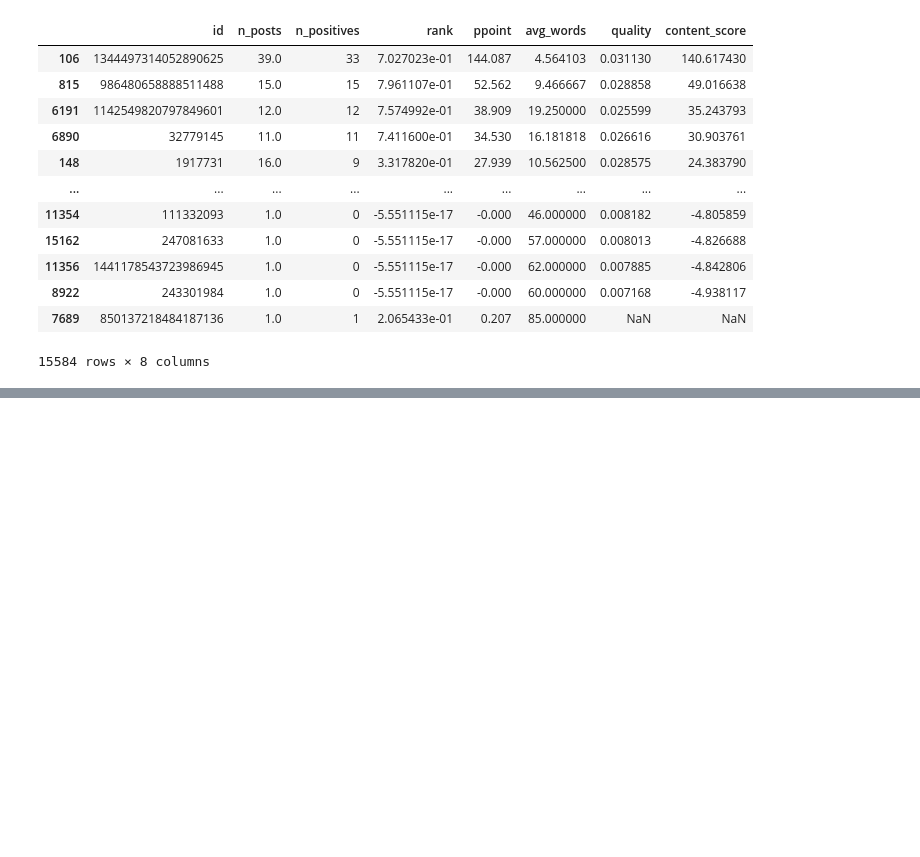
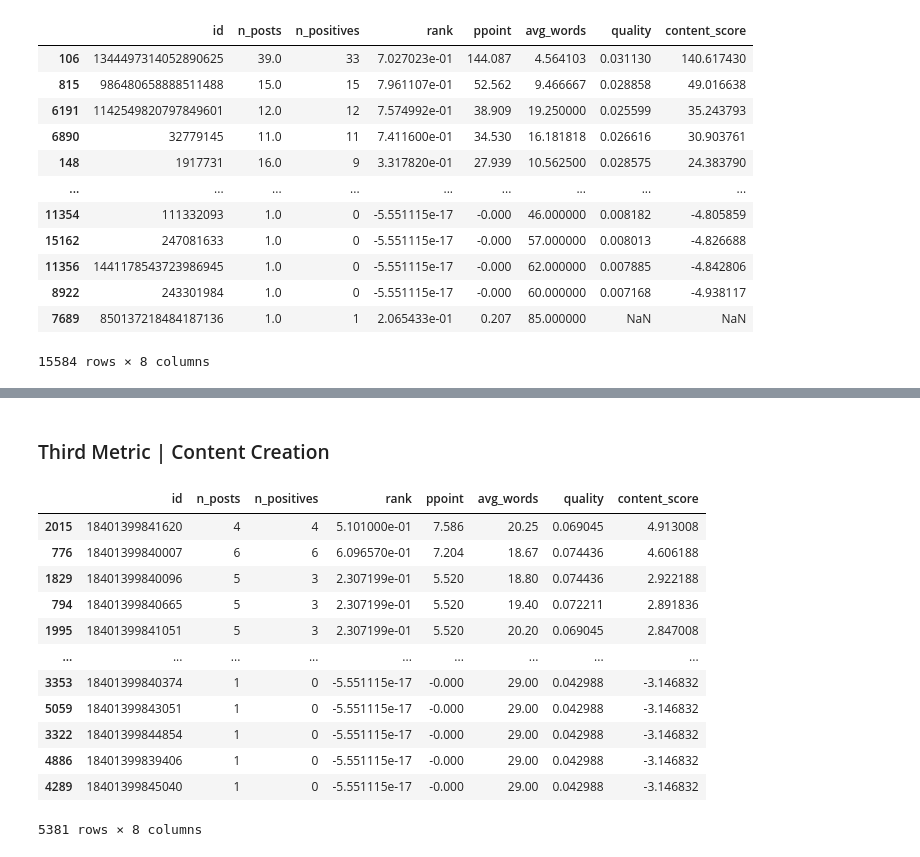
Before and after one commit to FatemeFarhang/data-science, a Jupyter notebook: Task_02.ipynb, the cells around one changed output, grey strips where cells are left out. Saved outputs shown, nothing was run; the diff lists cells and outputs as text; code cells hidden in the pictures; blank space fills up the shorter version.

```diff
--- a/Task_02.ipynb
+++ b/Task_02.ipynb
@@ -398,0 +480,19 @@ df_user.sort_values('content_score', ascending=False)
+# %%
+# ranking of users
+def rank_user(n_plus, n_post):
+    z = 1.96 # for 95% confidence level
+    r = n_plus/n_post
+    return  float(( r + z**2/(2*n_post) ) / (1 + z**2/n_post) - z/ (1+ z**2/n_post)*np.sqrt(r*(1-r)/n_post + z**2/(4*n_post**2)) )
+
+# passion point of users
+def ppoint(n_plus, rank,n_day, n_post):
+    return round(float( n_plus* (rank + np.log(n_post))/ n_day  ),3)
+# %%
+n_positive = df_toy_users['n_positives'].values
+df_toy_users['rank'] = [rank_user( n_positive[u] , n_posts_toy[u] ) for u in range(len(users_toy))]
+
+n_day = np.array([abs(df_toy.loc[df_toy['user_id'] == u, 'created_at'].diff()).sum().days for u in users_toy])
+n_day[n_day==0] = 1
+
+rank = df_toy_users['rank'].values
+df_toy_users['ppoint'] = [ppoint(n_positive[u], rank[u], n_day[u], n_posts_toy[u]) for u in range(len(users_toy))]
@@ -398,0 +515,27 @@ df_user.sort_values('content_score', ascending=False)
+# %% [markdown]
+### Third Metric | Content Creation
+# %%
+df_toy_users['avg_words'] = [round(np.sum(df_toy[df_toy['user_id']==users_toy[u]]['n_words'])/n_posts_toy[u],2) for u in range(len(users_toy))]
+# %%
+for i in range(len(users_toy)):
+    w = df_toy_users.at[i,'avg_words']
+    sub_df2 = df_toy[df_toy['n_words']>w]
+    quality = np.sum(sub_df2['n_positive_words'].values/sub_df2['n_words'].values)/len(sub_df2)
+    df_toy_users.at[i,'quality'] = quality
+    df_toy_users.at[i, 'content_score'] = np.log(quality) + df_toy_users.at[i, 'ppoint']
+# %%
+df_toy_users.sort_values('content_score', ascending=False)
+# %% [output]
+|  | id | n_posts | n_positives | rank | ppoint | avg_words | quality | content_score |
+| 2015 | 18401399841620 | 4 | 4 | 5.101000e-01 | 7.586 | 20.25 | 0.069045 | 4.913008 |
+| 776 | 18401399840007 | 6 | 6 | 6.096570e-01 | 7.204 | 18.67 | 0.074436 | 4.606188 |
+| 1829 | 18401399840096 | 5 | 3 | 2.307199e-01 | 5.520 | 18.80 | 0.074436 | 2.922188 |
+| 794 | 18401399840665 | 5 | 3 | 2.307199e-01 | 5.520 | 19.40 | 0.072211 | 2.891836 |
+| 1995 | 18401399841051 | 5 | 3 | 2.307199e-01 | 5.520 | 20.20 | 0.069045 | 2.847008 |
+| ... | ... | ... | ... | ... | ... | ... | ... | ... |
+| 3353 | 18401399840374 | 1 | 0 | -5.551115e-17 | -0.000 | 29.00 | 0.042988 | -3.146832 |
+| 5059 | 18401399843051 | 1 | 0 | -5.551115e-17 | -0.000 | 29.00 | 0.042988 | -3.146832 |
+| 3322 | 18401399844854 | 1 | 0 | -5.551115e-17 | -0.000 | 29.00 | 0.042988 | -3.146832 |
+| 4886 | 18401399839406 | 1 | 0 | -5.551115e-17 | -0.000 | 29.00 | 0.042988 | -3.146832 |
+| 4289 | 18401399845040 | 1 | 0 | -5.551115e-17 | -0.000 | 29.00 | 0.042988 | -3.146832 |
+5381 rows × 8 columns
```
Also changed, not shown: parts of 20 cells of this notebook.
